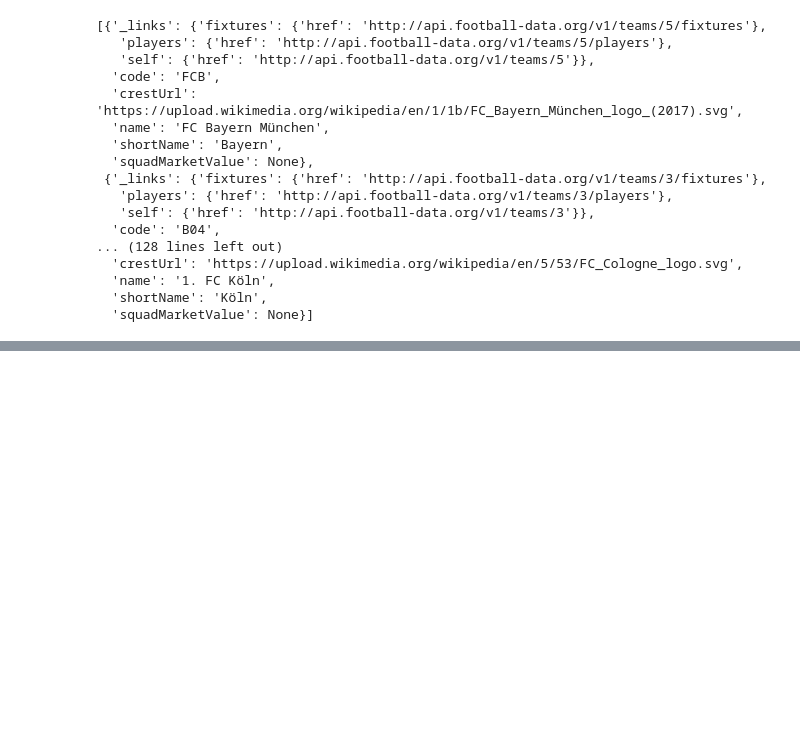
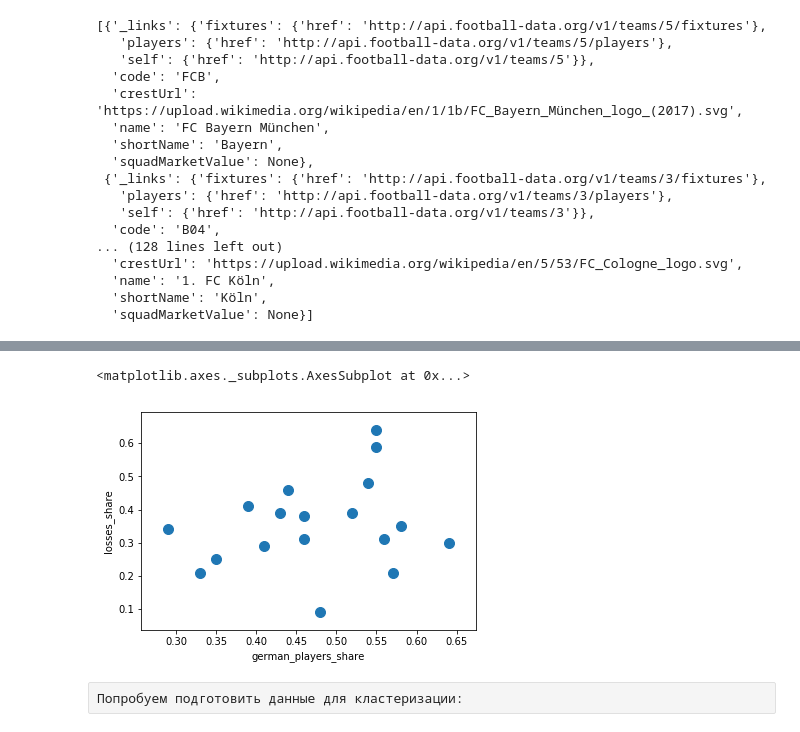
Before and after one commit to Taras52/MyProjects, a Jupyter notebook: Football_team/Football_team.ipynb, the cells around one changed output, grey strips where cells are left out. Cells and saved outputs as stored; diff of their text form; code cells hidden in the pictures; blank space fills up the shorter version.

```diff
--- a/Football_team/Football_team.ipynb
+++ b/Football_team/Football_team.ipynb
@@ -69,0 +192,4 @@ teams
+# %%
+teams_pd['german_players_share'] = round(teams_pd['german_players'] / teams_pd['players'], 2)
+teams_pd['losses_share'] = round(teams_pd['losses'] / teams_pd['matches'], 2)
+teams_pd
@@ -69,0 +214,7 @@ teams
+# %%
+teams_pd.plot.scatter(x='german_players_share', y='losses_share', s=100)
+# %% [output]
+<matplotlib.axes._subplots.AxesSubplot at 0x...>
+[figure, added]
+# %% [raw]
+Попробуем подготовить данные для кластеризации:
```
Also changed, not shown: parts of 27 cells of this notebook.
